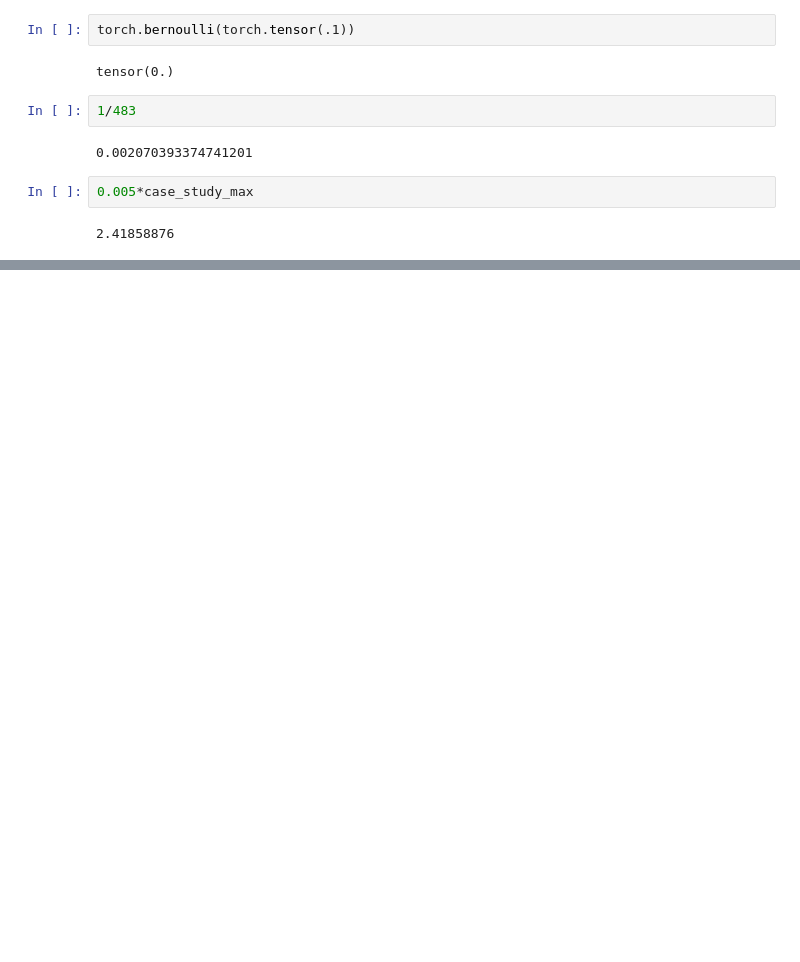
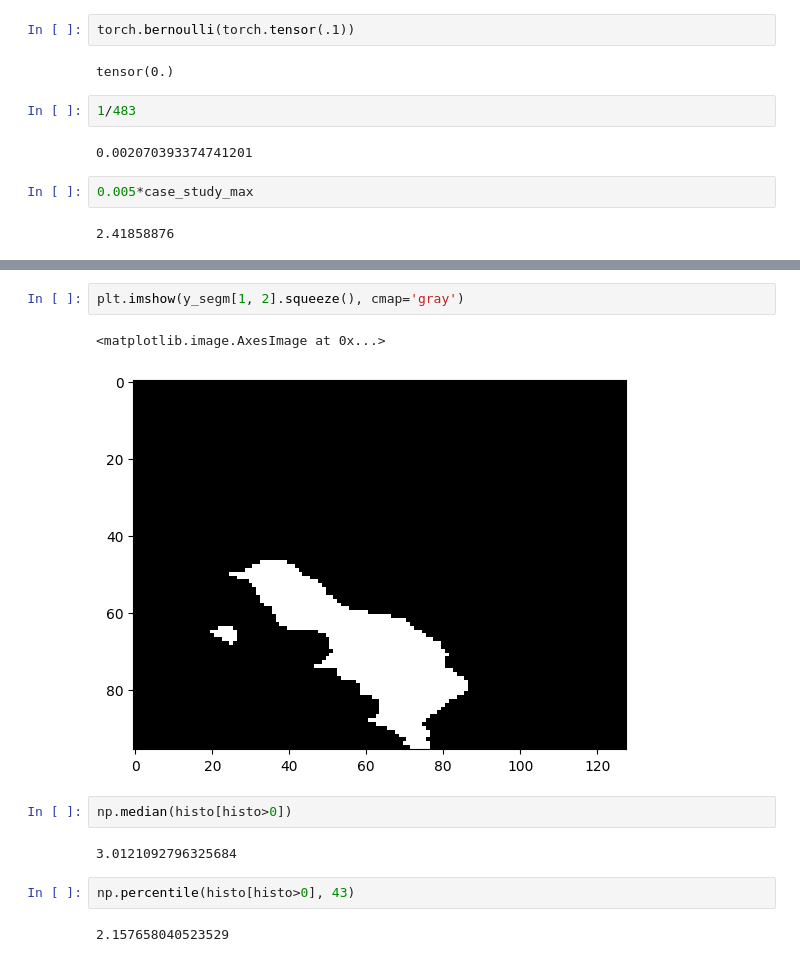
Before and after one commit to simone7monaco/rainfall-prediction, a Jupyter notebook: notebooks/test_model.ipynb, the cells around one changed output, grey strips where cells are left out. Cells and saved outputs as stored; diff of their text form; blank space fills up the shorter version.

```diff
--- a/notebooks/test_model.ipynb
+++ b/notebooks/test_model.ipynb
@@ -212,0 +254,13 @@ tensor(0.)
+# %%
+plt.imshow(y_segm[1, 2].squeeze(), cmap='gray')
+# %% [output]
+<matplotlib.image.AxesImage at 0x...>
+[figure, added]
+# %%
+np.median(histo[histo>0])
+# %% [output]
+3.0121092796325684
+# %%
+np.percentile(histo[histo>0], 43)
+# %% [output]
+2.157658040523529
```
Also changed, not shown: parts of 10 cells of this notebook.
